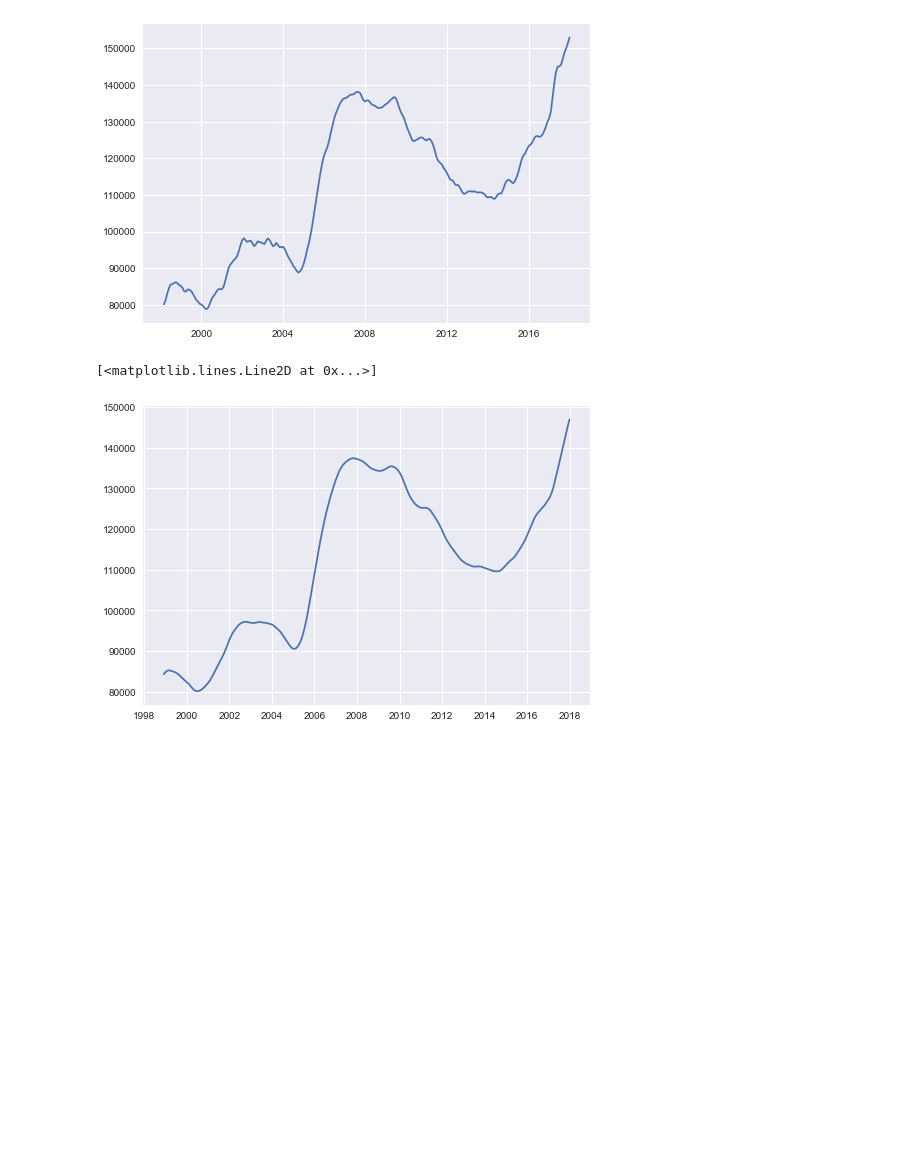
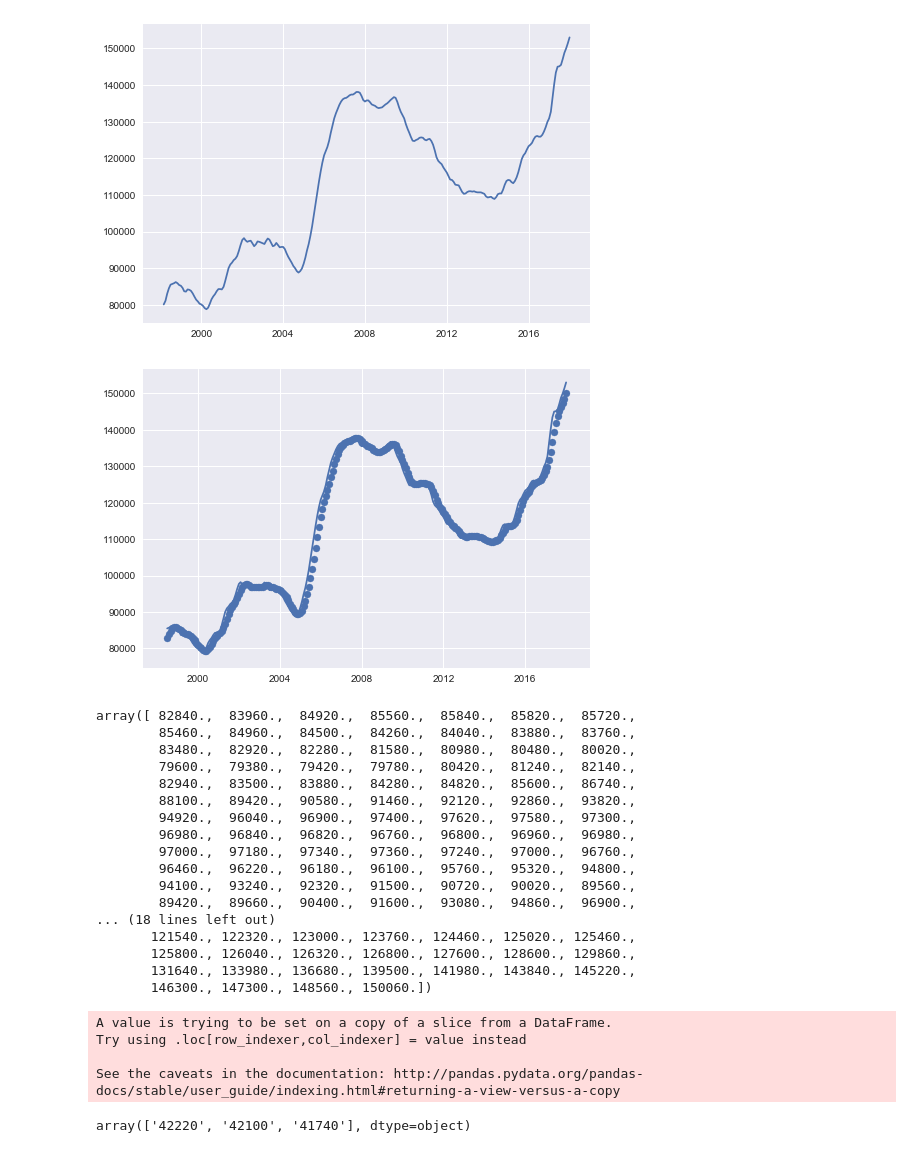
Before and after one commit to agupta01/ds3-zillow, a Jupyter notebook: recessioneffect.ipynb, the cells around one changed output. Drawn from its saved outputs; the diff is of its cells as text; code cells hidden in the pictures; blank space fills up the shorter version.

```diff
--- a/recessioneffect.ipynb
+++ b/recessioneffect.ipynb
@@ -45,11 +45,31 @@ plt.plot(pd.to_datetime(city1['Date']).dt.date, city1['ZHVI_AllHomes'])
 [<matplotlib.lines.Line2D at 0x...>]
 [figure]
 # %%
-def movingAverage(a, n=10) :
+def movingAverage(a, n=5) :
     ret = np.cumsum(a, dtype=float)
     ret[n:] = ret[n:] - ret[:-n]
     return ret[n - 1:] / n
-plt.plot(pd.to_datetime(city1['Date'][9:]).dt.date, movingAverage(city1['ZHVI_AllHomes'].values))
+fig, ax = plt.subplots()
+ax.plot(pd.to_datetime(city1['Date'].iloc[4:]).dt.date, city1['ZHVI_AllHomes'].iloc[4:])
+ax.scatter(pd.to_datetime(city1['Date'][4:]).dt.date, movingAverage(city1['ZHVI_AllHomes'].values))
+plt.show()
+movingAverage(city1['ZHVI_AllHomes'].values)
 # %% [output]
+[figure, new version]
-[<matplotlib.lines.Line2D at 0x...>]
+array([ 82840.,  83960.,  84920.,  85560.,  85840.,  85820.,  85720.,
+        85460.,  84960.,  84500.,  84260.,  84040.,  83880.,  83760.,
+        83480.,  82920.,  82280.,  81580.,  80980.,  80480.,  80020.,
+        79600.,  79380.,  79420.,  79780.,  80420.,  81240.,  82140.,
+        82940.,  83500.,  83880.,  84280.,  84820.,  85600.,  86740.,
+        88100.,  89420.,  90580.,  91460.,  92120.,  92860.,  93820.,
+        94920.,  96040.,  96900.,  97400.,  97620.,  97580.,  97300.,
+        96980.,  96840.,  96820.,  96760.,  96800.,  96960.,  96980.,
+        97000.,  97180.,  97340.,  97360.,  97240.,  97000.,  96760.,
+        96460.,  96220.,  96180.,  96100.,  95760.,  95320.,  94800.,
+        94100.,  93240.,  92320.,  91500.,  90720.,  90020.,  89560.,
+        89420.,  89660.,  90400.,  91600.,  93080.,  94860.,  96900.,
+... (18 lines left out)
+       121540., 122320., 123000., 123760., 124460., 125020., 125460.,
+       125800., 126040., 126320., 126800., 127600., 128600., 129860.,
+       131640., 133980., 136680., 139500., 141980., 143840., 145220.,
+       146300., 147300., 148560., 150060.])
-[figure, old version]
@@ -59,0 +123,9 @@ def getAUC(city):
+# %%
+AUCs = np.array([])
+for m in tqdm(metro):
+    AUCs = np.append(AUCs, getAUC(m))
+# %% [output]
+A value is trying to be set on a copy of a slice from a DataFrame.
+Try using .loc[row_indexer,col_indexer] = value instead
+
+See the caveats in the documentation: http://pandas.pydata.org/pandas-docs/stable/user_guide/indexing.html#returning-a-view-versus-a-copy
@@ -59,0 +134,5 @@ def getAUC(city):
+# %%
+# get 3 hardest-hit CBSAs
+AUC_table.sort_values("AUC", ascending=False)['CBSA_Code'].values[0:3]
+# %% [output]
+array(['42220', '42100', '41740'], dtype=object)
```
Also changed, not shown: parts of 5 cells of this notebook.
